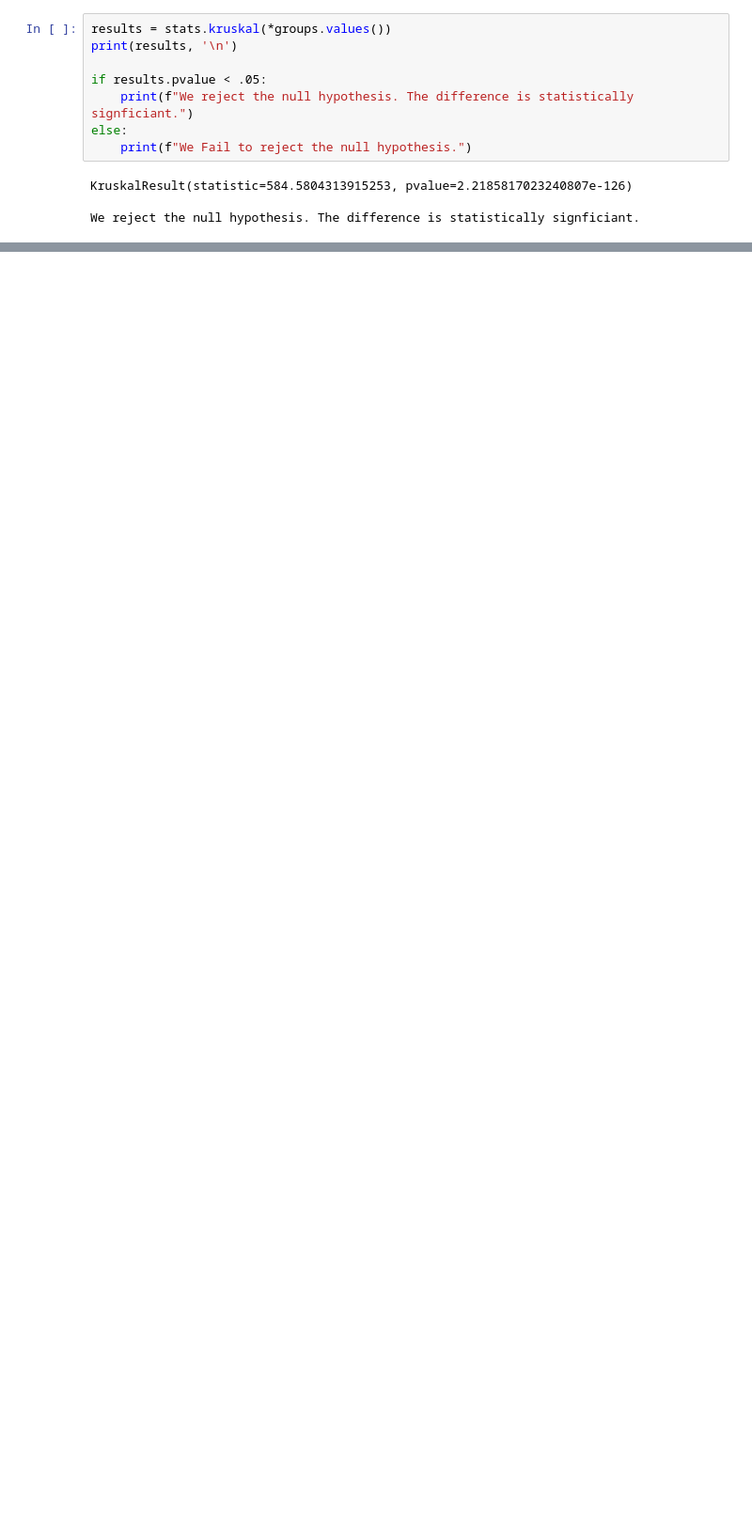
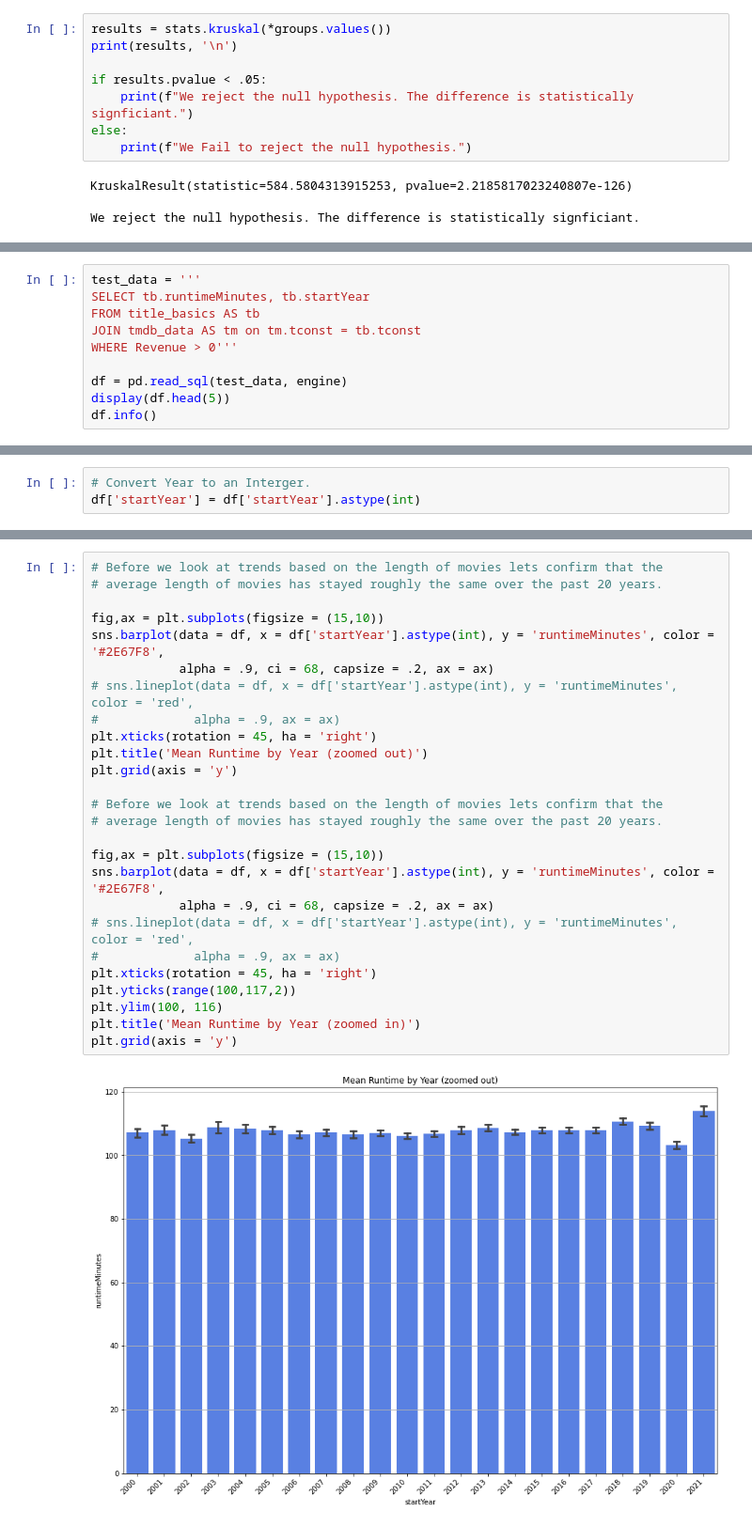
Before and after one commit to msmccann10/PP-movie-database-and-analysis, a Jupyter notebook: 05_Hypothesis_Testing.ipynb, the cells around one changed output, grey strips where cells are left out. Shown at 94% size. Drawn from its saved outputs; the diff is of its cells as text; blank space fills up the shorter version.

```diff
--- a/05_Hypothesis_Testing.ipynb
+++ b/05_Hypothesis_Testing.ipynb
@@ -233,0 +296,10 @@ Text(0.5, 1.0, 'Average Charge by Region')
+# %%
+test_data = '''
+SELECT tb.runtimeMinutes, tb.startYear
+FROM title_basics AS tb
+JOIN tmdb_data AS tm on tm.tconst = tb.tconst
+WHERE Revenue > 0'''
+
+df = pd.read_sql(test_data, engine)
+display(df.head(5))
+df.info()
@@ -233,0 +322,3 @@ Text(0.5, 1.0, 'Average Charge by Region')
+# %%
+# Convert Year to an Interger.
+df['startYear'] = df['startYear'].astype(int)
@@ -233,0 +330,28 @@ Text(0.5, 1.0, 'Average Charge by Region')
+# %%
+# Before we look at trends based on the length of movies lets confirm that the
+# average length of movies has stayed roughly the same over the past 20 years.
+
+fig,ax = plt.subplots(figsize = (15,10))
+sns.barplot(data = df, x = df['startYear'].astype(int), y = 'runtimeMinutes', color = '#2E67F8',
+            alpha = .9, ci = 68, capsize = .2, ax = ax)
+# sns.lineplot(data = df, x = df['startYear'].astype(int), y = 'runtimeMinutes', color = 'red',
+#             alpha = .9, ax = ax)
+plt.xticks(rotation = 45, ha = 'right')
+plt.title('Mean Runtime by Year (zoomed out)')
+plt.grid(axis = 'y')
+
+# Before we look at trends based on the length of movies lets confirm that the
+# average length of movies has stayed roughly the same over the past 20 years.
+
+fig,ax = plt.subplots(figsize = (15,10))
+sns.barplot(data = df, x = df['startYear'].astype(int), y = 'runtimeMinutes', color = '#2E67F8',
+            alpha = .9, ci = 68, capsize = .2, ax = ax)
+# sns.lineplot(data = df, x = df['startYear'].astype(int), y = 'runtimeMinutes', color = 'red',
+#             alpha = .9, ax = ax)
+plt.xticks(rotation = 45, ha = 'right')
+plt.yticks(range(100,117,2))
+plt.ylim(100, 116)
+plt.title('Mean Runtime by Year (zoomed in)')
+plt.grid(axis = 'y')
+# %% [output]
+[figure, added]
```
Also changed, not shown: parts of 64 cells of this notebook, 2 other files.
